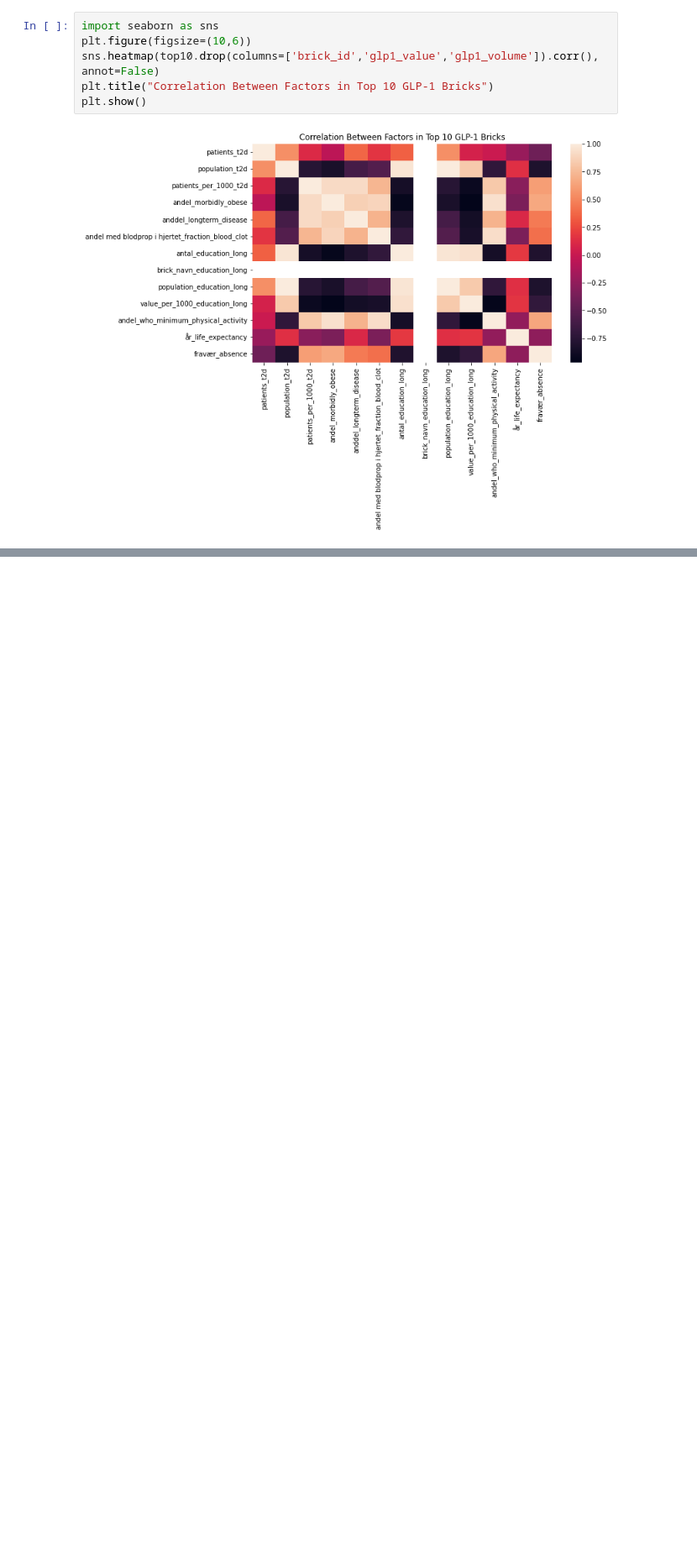
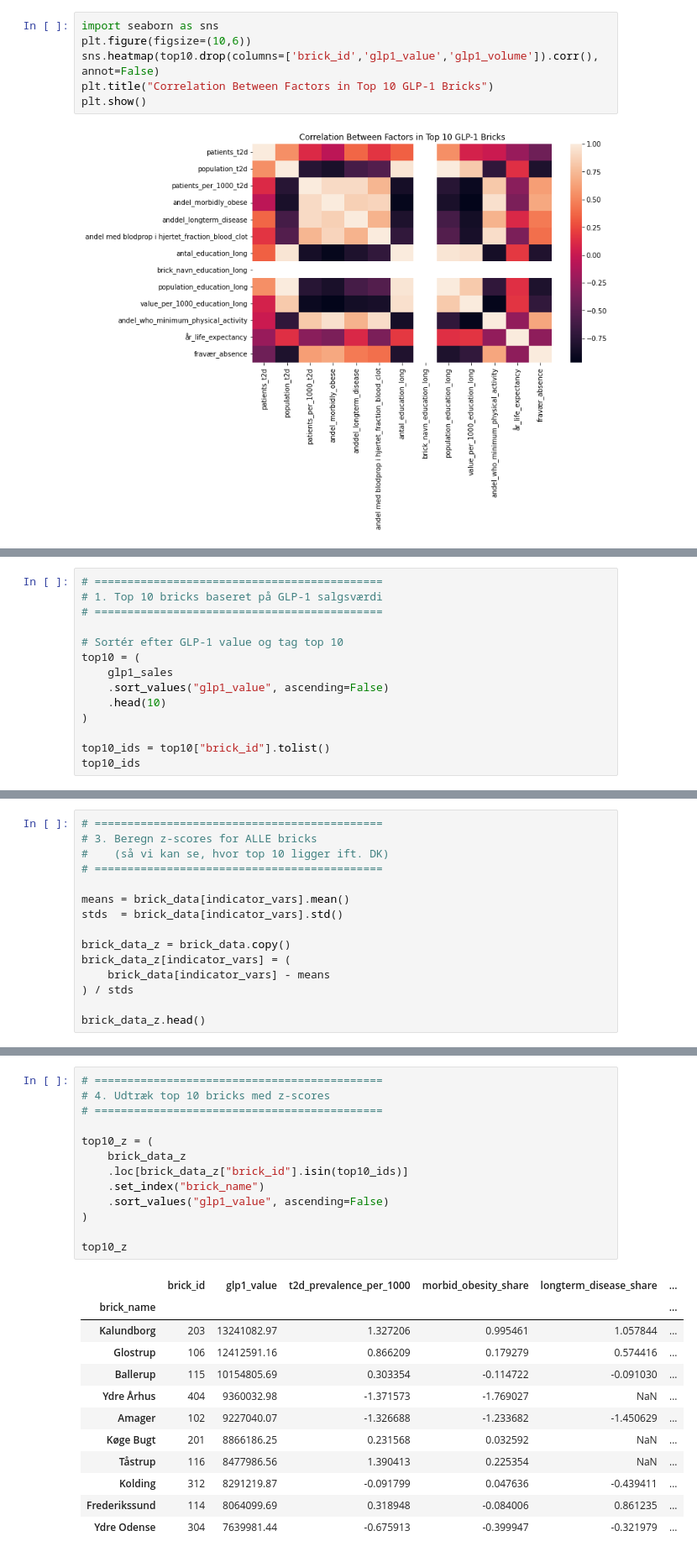
Before and after one commit to sille97/bigdata, a Jupyter notebook: code/factor_analysis.ipynb, the cells around one changed output, grey strips where cells are left out. Shown at 84% size. Saved outputs shown, nothing was run; the diff lists cells and outputs as text; blank space fills up the shorter version.

```diff
--- a/code/factor_analysis.ipynb
+++ b/code/factor_analysis.ipynb
@@ -753,0 +814,14 @@ plt.show()
+# %%
+# ============================================
+# 1. Top 10 bricks baseret på GLP-1 salgsværdi
+# ============================================
+
+# Sortér efter GLP-1 value og tag top 10
+top10 = (
+    glp1_sales
+    .sort_values("glp1_value", ascending=False)
+    .head(10)
+)
+
+top10_ids = top10["brick_id"].tolist()
+top10_ids
@@ -753,0 +866,15 @@ plt.show()
+# %%
+# ============================================
+# 3. Beregn z-scores for ALLE bricks
+#    (så vi kan se, hvor top 10 ligger ift. DK)
+# ============================================
+
+means = brick_data[indicator_vars].mean()
+stds  = brick_data[indicator_vars].std()
+
+brick_data_z = brick_data.copy()
+brick_data_z[indicator_vars] = (
+    brick_data[indicator_vars] - means
+) / stds
+
+brick_data_z.head()
@@ -753,0 +888,26 @@ plt.show()
+# %%
+# ============================================
+# 4. Udtræk top 10 bricks med z-scores
+# ============================================
+
+top10_z = (
+    brick_data_z
+    .loc[brick_data_z["brick_id"].isin(top10_ids)]
+    .set_index("brick_name")
+    .sort_values("glp1_value", ascending=False)
+)
+
+top10_z
+# %% [output]
+|  | brick_id | glp1_value | t2d_prevalence_per_1000 | morbid_obesity_share | longterm_disease_share | ... |
+| brick_name |  |  |  |  |  | ... |
+| Kalundborg | 203 | 13241082.97 | 1.327206 | 0.995461 | 1.057844 | ... |
+| Glostrup | 106 | 12412591.16 | 0.866209 | 0.179279 | 0.574416 | ... |
+| Ballerup | 115 | 10154805.69 | 0.303354 | -0.114722 | -0.091030 | ... |
+| Ydre Århus | 404 | 9360032.98 | -1.371573 | -1.769027 | NaN | ... |
+| Amager | 102 | 9227040.07 | -1.326688 | -1.233682 | -1.450629 | ... |
+| Køge Bugt | 201 | 8866186.25 | 0.231568 | 0.032592 | NaN | ... |
+| Tåstrup | 116 | 8477986.56 | 1.390413 | 0.225354 | NaN | ... |
+| Kolding | 312 | 8291219.87 | -0.091799 | 0.047636 | -0.439411 | ... |
+| Frederikssund | 114 | 8064099.69 | 0.318948 | -0.084006 | 0.861235 | ... |
+| Ydre Odense | 304 | 7639981.44 | -0.675913 | -0.399947 | -0.321979 | ... |
```
Also changed, not shown: parts of 16 cells of this notebook, 1 other file.
